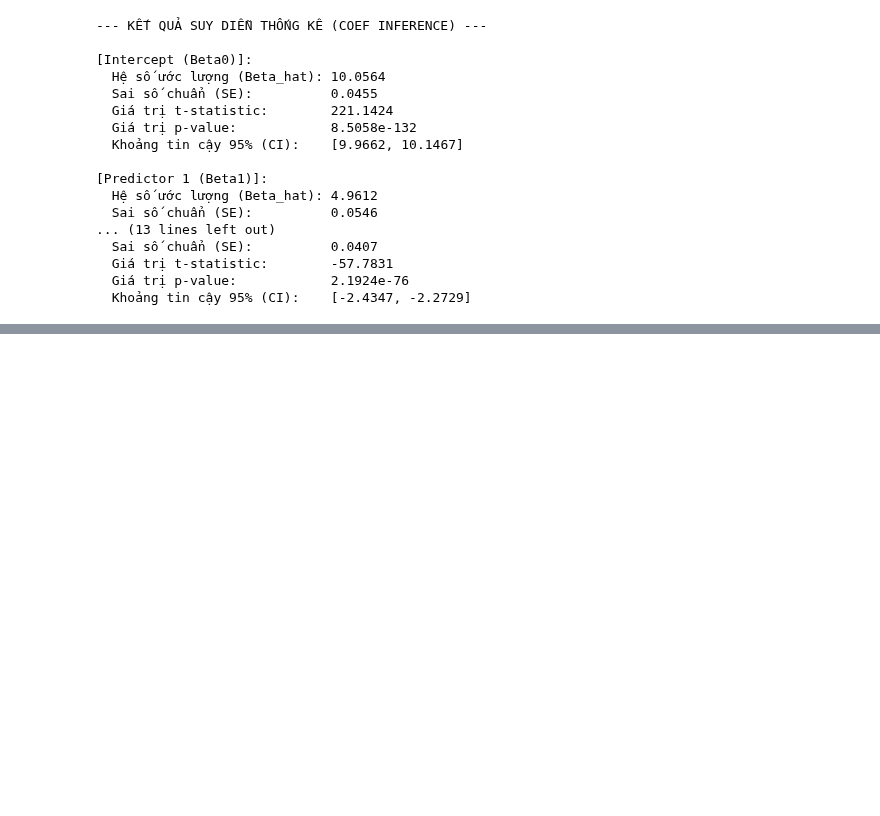
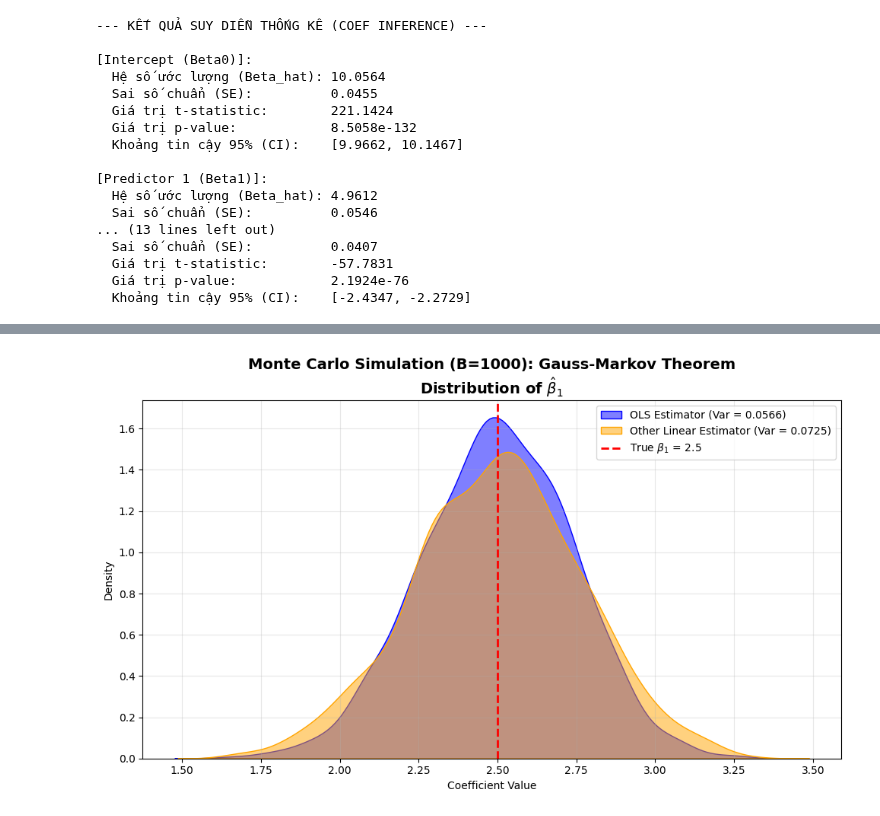
Before and after one commit to TanKhoiTV/blues-estimator-project, a Jupyter notebook: part1/part1_notebook.ipynb, the cells around one changed output, grey strips where cells are left out. Saved outputs shown, nothing was run; the diff lists cells and outputs as text; code cells hidden in the pictures; blank space fills up the shorter version.

Commit message:
docs(part1): write monte carlo section for notebook

```diff
--- a/part1/part1_notebook.ipynb
+++ b/part1/part1_notebook.ipynb
@@ -188,0 +260,11 @@ for i, label in enumerate(labels):
+# %%
+# Khởi tạo tham số và dữ liệu
+
+np.random.seed(42)
+n_samples = 100
+B = 1000  # Số vòng lặp Monte Carlo
+sigma = 2.0  # Độ lệch chuẩn của nhiễu
+beta_true = np.array([5.0, 2.5, -1.5])
+n_features = len(beta_true)
+
+X, _, _ = generate_synthetic_data(n_samples, beta_true, sigma)
@@ -189,68 +318,5 @@ for i, label in enumerate(labels):
 # %%
-import numpy as np
-import matplotlib.pyplot as plt
-import seaborn as sns
-
-# ==========================================
-# 1. KHỞI TẠO THAM SỐ VÀ DỮ LIỆU
-# ==========================================
-np.random.seed(42)
-n_samples = 100
-n_features = 3
-B = 1000  # Số vòng lặp Monte Carlo
-sigma = 2.0  # Độ lệch chuẩn của nhiễu
-
-# Cố định ma trận thiết kế X và vector hệ số beta thực
-X = np.random.randn(n_samples, n_features)
-X[:, 0] = 1.0  # Cột Intercept
-beta_true = np.array([5.0, 2.5, -1.5])
-
-# ==========================================
-# 2. CHUẨN BỊ CÁC MA TRẬN TRỌNG SỐ (LINEAR ESTIMATORS)
-# ==========================================
-# Estimator 1: OLS (Best Linear Unbiased Estimator)
-# W_ols = (X^T X)^-1 X^T
-xtx_inv = np.linalg.pinv(X.T @ X)
-W_ols = xtx_inv @ X.T
-
-# Estimator 2: Other Linear Unbiased Estimator
-# Sử dụng Weighted Least Squares (WLS) với trọng số ngẫu nhiên dở tệ.
-# W_other = (X^T W X)^-1 X^T W
-random_weights = np.random.uniform(0.1, 10.0, size=n_samples)
-W_mat = np.diag(random_weights)
-W_other = np.linalg.pinv(X.T @ W_mat @ X) @ X.T @ W_mat
-
-# ==========================================
-# 3. CHẠY MÔ PHỎNG MONTE CARLO
-# ==========================================
-beta_ols_results = np.zeros((B, n_features))
-beta_other_results = np.zeros((B, n_features))
-
-for i in range(B):
-    # Sinh nhiễu tuân theo giả định Gauss-Markov
-    epsilon = np.random.normal(0, sigma, n_samples)
-
-    # Tính y thực tế
-    y = X @ beta_true + epsilon
-
-    # Ước lượng hệ số
-    beta_ols_results[i, :] = W_ols @ y
-    beta_other_results[i, :] = W_other @ y
-
-# ==========================================
-# 4. TÍNH TOÁN VÀ IN KẾT QUẢ THỰC NGHIỆM
-# ==========================================
-print("=== KIỂM CHỨNG TÍNH KHÔNG CHỆCH (UNBIASEDNESS) ===")
-print(f"Beta thực tế (True)       : {beta_true}")
-print(f"Kỳ vọng E[Beta_OLS]       : {beta_ols_results.mean(axis=0)}")
-print(f"Kỳ vọng E[Beta_Other]     : {beta_other_results.mean(axis=0)}")
-print("\n=== KIỂM CHỨNG PHƯƠNG SAI NHỎ NHẤT (MINIMUM VARIANCE) ===")
-print(f"Phương sai Var(Beta_OLS)  : {beta_ols_results.var(axis=0)}")
-print(f"Phương sai Var(Beta_Other): {beta_other_results.var(axis=0)}")
-
-# ==========================================
-# 5. VẼ BIỂU ĐỒ SO SÁNH (Ví dụ vẽ cho hệ số beta_1)
-# ==========================================
+# VẼ BIỂU ĐỒ SO SÁNH (Ví dụ vẽ cho hệ số beta_1)
 coef_idx = 1  # Chọn hệ số beta_1 (giá trị thực là 2.5)
 
 plt.figure(figsize=(10, 6))
@@ -258,30 +324,32 @@ sns.kdeplot(
     beta_ols_results[:, coef_idx],
     fill=True,
     color="blue",
     alpha=0.5,
     label=f"OLS Estimator (Var = {beta_ols_results[:, coef_idx].var():.4f})"
 )
 sns.kdeplot(
     beta_other_results[:, coef_idx],
     fill=True,
     color="orange",
     alpha=0.5,
     label=f"Other Linear Estimator (Var = {beta_other_results[:, coef_idx].var():.4f})"
 )
 
 # Vẽ đường thẳng chỉ giá trị thực
 plt.axvline(
     beta_true[coef_idx],
     color="red",
     linestyle="--",
     linewidth=2,
     label=f"True $\\beta_{coef_idx}$ = {beta_true[coef_idx]}"
 )
 
 plt.title(f"Monte Carlo Simulation (B={B}): Gauss-Markov Theorem\nDistribution of $\\hat{{\\beta}}_{coef_idx}$", fontsize=14, fontweight="bold")
 plt.xlabel("Coefficient Value")
 plt.ylabel("Density")
 plt.legend()
 plt.grid(alpha=0.3)
 plt.tight_layout()
 plt.show()
+# %% [output]
+[figure, added]
```
Also changed, not shown: parts of 9 cells of this notebook.
